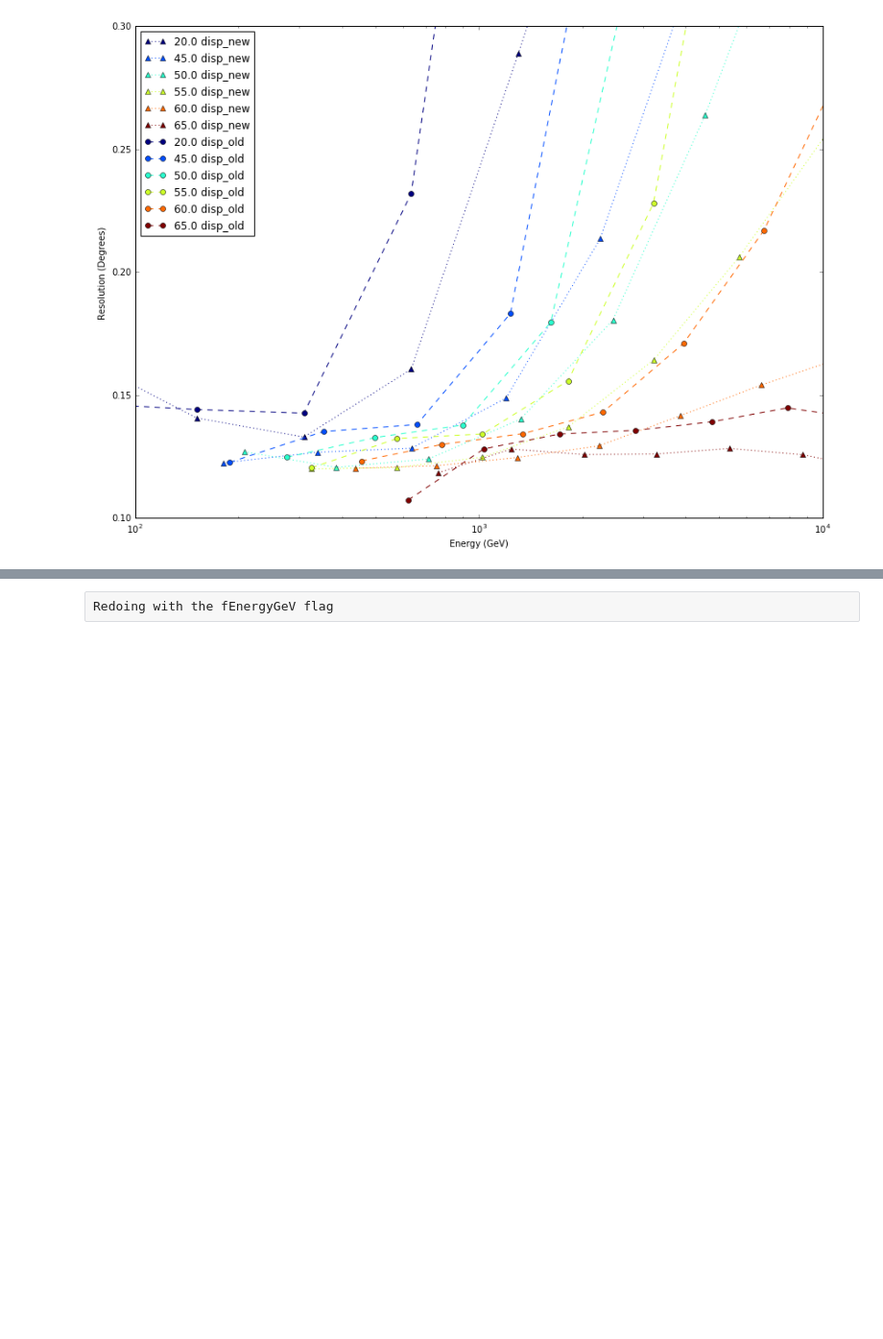
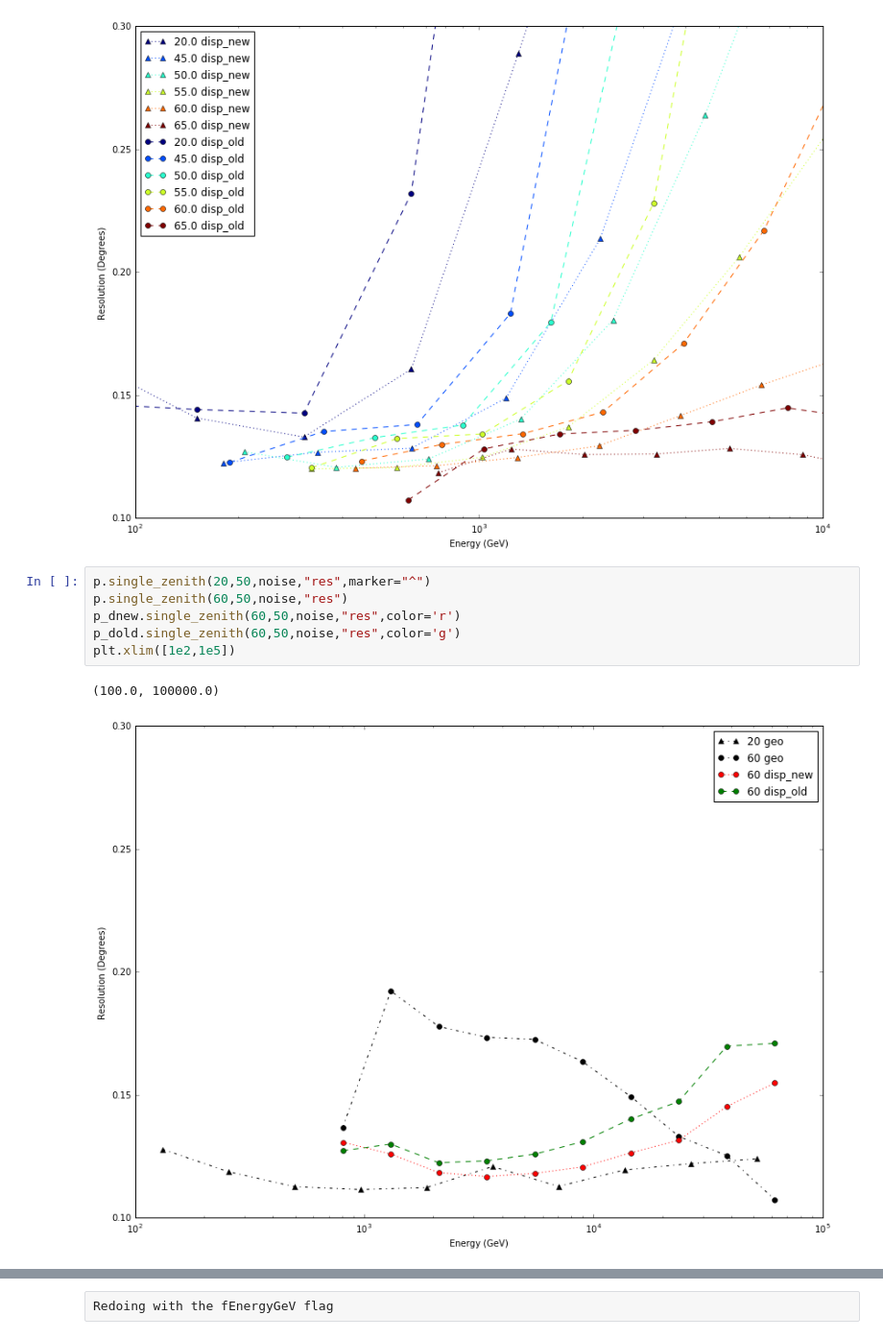
Before and after one commit to VERITAS-Nevis/Vegas_Nevis_scripts, a Jupyter notebook: Disp Validation.ipynb, the cells around one changed output, grey strips where cells are left out. Shown at 96% size. Saved outputs shown, nothing was run; the diff lists cells and outputs as text; blank space fills up the shorter version.

```diff
--- a/Disp Validation.ipynb
+++ b/Disp Validation.ipynb
@@ -275,6 +275,15 @@ plt.ylim([0.1,0.30])
 # %% [output]
 (0.1, 0.3)
 [figure]
+# %%
+p.single_zenith(20,50,noise,"res",marker="^")
+p.single_zenith(60,50,noise,"res")
+p_dnew.single_zenith(60,50,noise,"res",color='r')
+p_dold.single_zenith(60,50,noise,"res",color='g')
+plt.xlim([1e2,1e5])
+# %% [output]
+(100.0, 100000.0)
+[figure, added]
 # %%
 p.single_zenith(20,50,noise,"res",marker="^")
 p.single_zenith(65,50,noise,"res")
```
Also changed, not shown: parts of 4 cells of this notebook, 4 other files.
